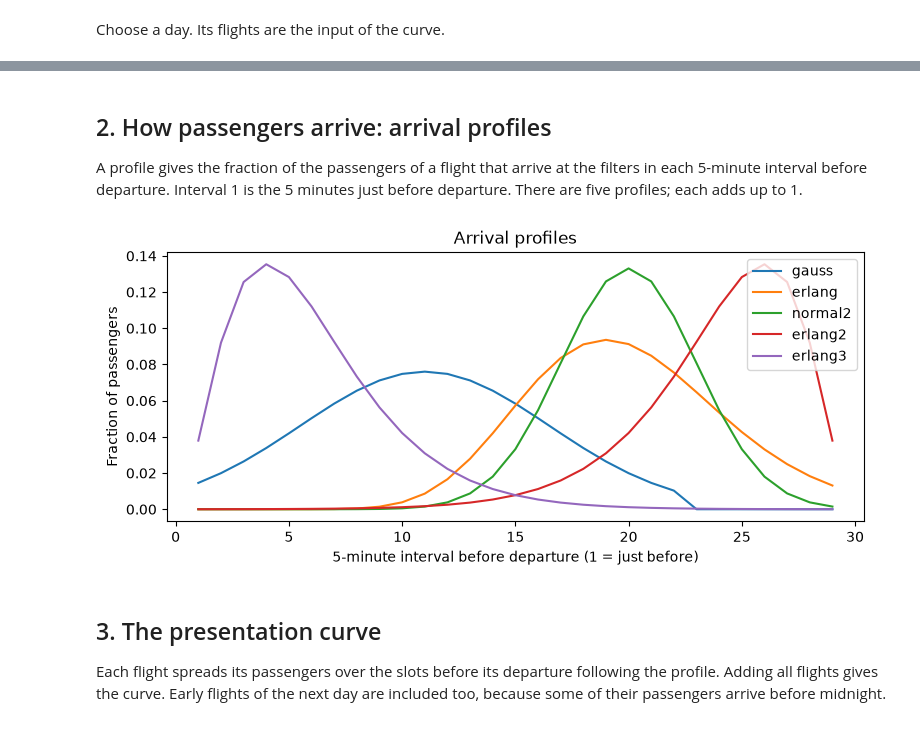
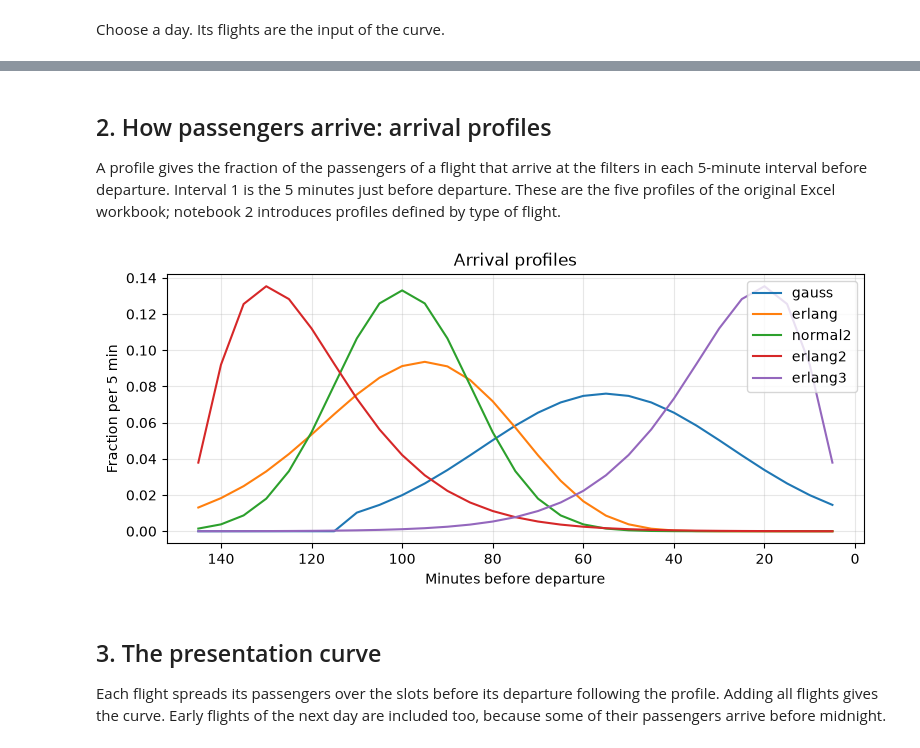
Before and after one commit to ula-uab/lscm-decision-making, a Jupyter notebook: cases/security_filters/notebooks/01_presentation_curve.ipynb, the cells around one changed output, grey strips where cells are left out. Drawn from its saved outputs; the diff is of its cells as text; code cells hidden in the pictures.

```diff
--- a/cases/security_filters/notebooks/01_presentation_curve.ipynb
+++ b/cases/security_filters/notebooks/01_presentation_curve.ipynb
@@ -65,14 +72,12 @@ flights.head()
 # %% [markdown]
 ## 2. How passengers arrive: arrival profiles
 
-A profile gives the fraction of the passengers of a flight that arrive at the filters in each 5-minute interval before departure. Interval 1 is the 5 minutes just before departure. There are five profiles; each adds up to 1.
+A profile gives the fraction of the passengers of a flight that arrive at the filters in each 5-minute interval before departure. Interval 1 is the 5 minutes just before departure. These are the five profiles of the original Excel workbook; notebook 2 introduces profiles defined by type of flight.
-# %%
-profiles = sf.read_profiles()
-ax = profiles.plot(figsize=(9, 3.5), title="Arrival profiles")
-ax.set_xlabel("5-minute interval before departure (1 = just before)")
-ax.set_ylabel("Fraction of passengers");
-# %% [output]
-[figure, removed]
+# %%
+profiles = sf.read_profiles()
+plot_profiles(profiles);
+# %% [output]
+[figure, added]
 # %% [markdown]
 ## 3. The presentation curve
 
```
Also changed, not shown: parts of 5 cells of this notebook, 22 other files.
